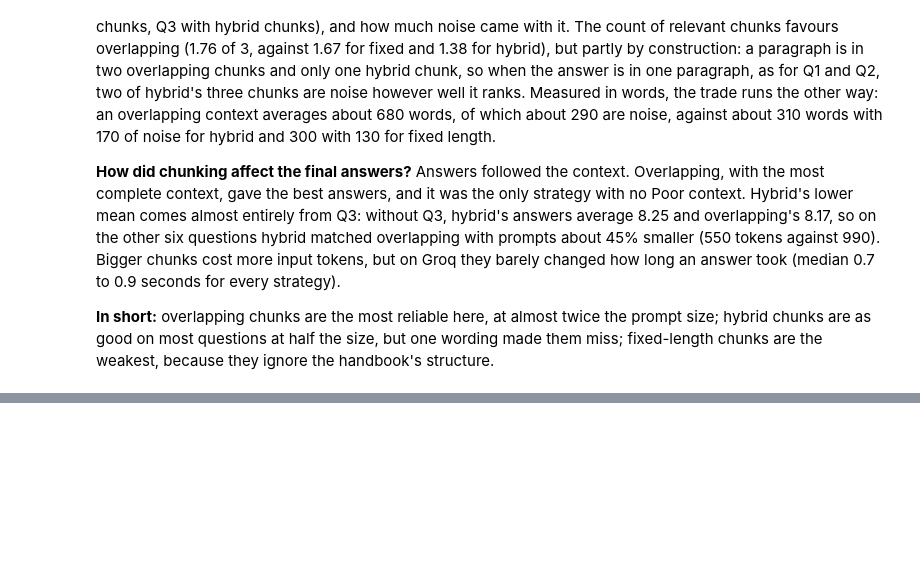
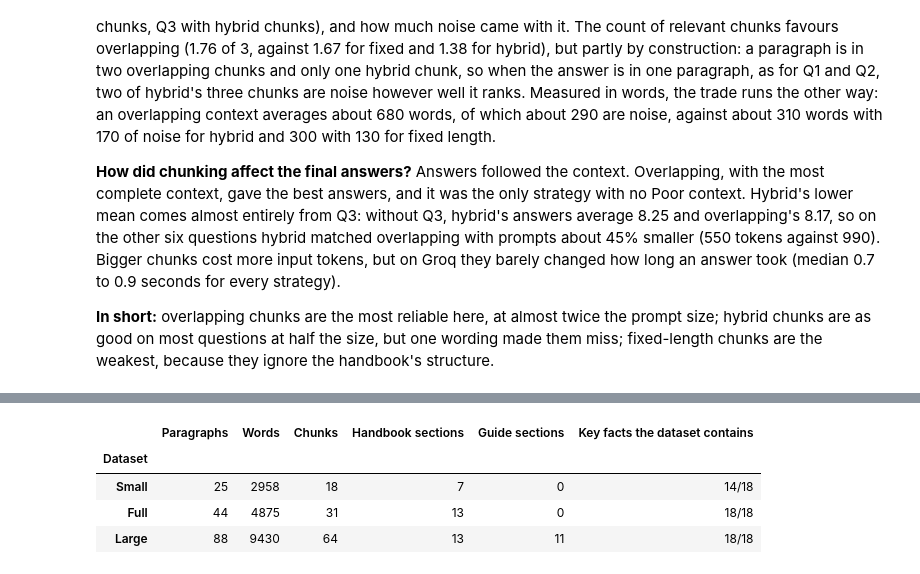
Before and after one commit to manojkmohan5/13_QuadConnect, a Jupyter notebook: rag/rag_system.ipynb, the cells around one changed output, grey strips where cells are left out. Cells and saved outputs as stored; diff of their text form; code cells hidden in the pictures; blank space fills up the shorter version.

```diff
--- a/rag/rag_system.ipynb
+++ b/rag/rag_system.ipynb
@@ -1375,0 +1417,48 @@ because they ignore the handbook's structure.
+# %%
+guide = read_handbook(DATA / "staff_guide.md")
+guide["Paragraph"] = "G" + guide["Paragraph"].str[1:]  # G01-P1: the guide's paragraphs, apart from the handbook's
+guide["Sentences"] = guide["Text"].map(sentences)
+SCALE_STRATEGY = "Overlapping"  # the strategy that retrieved best in Step 2.4
+require(BY_STRATEGY["Facts in context (%)"].idxmax() == SCALE_STRATEGY, "Step 2.4's best strategy has changed")
+chunker = {"Fixed": fixed_length, "Overlapping": overlapping, "Hybrid": hybrid}[SCALE_STRATEGY]
+DATASETS = {"Small": handbook[handbook["Section"].str.split(".").str[0].astype(int) <= 7],
+            "Full": handbook, "Large": pd.concat([handbook, guide], ignore_index=True)}
+
+# Guide sentences that state one of the key facts: a guide chunk that holds one is relevant, not noise.
+GUIDE_EVIDENCE = {
+    ("Q2", "no reset email"): [("the login form leaves out the usual link for a forgotten password, because the "
+                                "app sends no email")],
+    ("Q5", "never shown"): ["The notes are never shown to the other students in a match"],
+    ("Q6", "only advises"): ["Judge the venue yourself, using the check only as advice",
+                             "it never touches the approval field, which only staff change"],
+    ("Q6", "staff decide"): ["will be listed once staff approve it", "Staff make the final decision",
+                             "Judge the venue yourself, using the check only as advice", "which only staff change"],
+    ("Q7", "only counts public"): [("Only /api/summary/ is public, and any website may read it, because it holds "
+                                    "counts and no personal data.")],
+    ("Q7", "outside services"): ["The student who suggested it is never included",
+                                 "It then replaces email addresses with [email]",
+                                 "The live site runs on PythonAnywhere's free plan"],
+}
+for (q, key), extra in GUIDE_EVIDENCE.items():
+    require(any(f["Key"] == key for t in TESTS if t["Q"] == q for f in t["Facts"]), f"no fact {key!r} in {q}")
+    for e in extra:
+        require(any(e in text for text in guide["Text"]), f"guide evidence not found: {e}")
+SCALE_TESTS = [{**t, "Facts": [{**f, "Evidence": f["Evidence"] + GUIDE_EVIDENCE.get((t["Q"], f["Key"]), [])}
+                               for f in t["Facts"]]} for t in TESTS]
+
+SCALE_CHUNKS, rows = {}, []
+for name, book in DATASETS.items():
+    SCALE_CHUNKS[name] = chunks = chunker(book)
+    present = sum(any(e in body for body in chunks["Body"] for e in f["Evidence"]) for t in SCALE_TESTS
+                  for f in t["Facts"])
+    rows.append({"Dataset": name, "Paragraphs": len(book), "Words": book["Words"].sum(), "Chunks": len(chunks),
+                 "Handbook sections": book.loc[book["Paragraph"].str.startswith("S"), "Section"].nunique(),
+                 "Guide sections": book.loc[book["Paragraph"].str.startswith("G"), "Section"].nunique(),
+                 "Key facts the dataset contains": f"{present}/{N_FACTS}"})
+display(pd.DataFrame(rows).set_index("Dataset"))
+# %% [output]
+|  | Paragraphs | Words | Chunks | Handbook sections | Guide sections | Key facts the dataset contains |
+| Dataset |  |  |  |  |  |  |
+| Small | 25 | 2958 | 18 | 7 | 0 | 14/18 |
+| Full | 44 | 4875 | 31 | 13 | 0 | 18/18 |
+| Large | 88 | 9430 | 64 | 13 | 11 | 18/18 |
```
Also changed, not shown: parts of 12 cells of this notebook, 7 other files.
